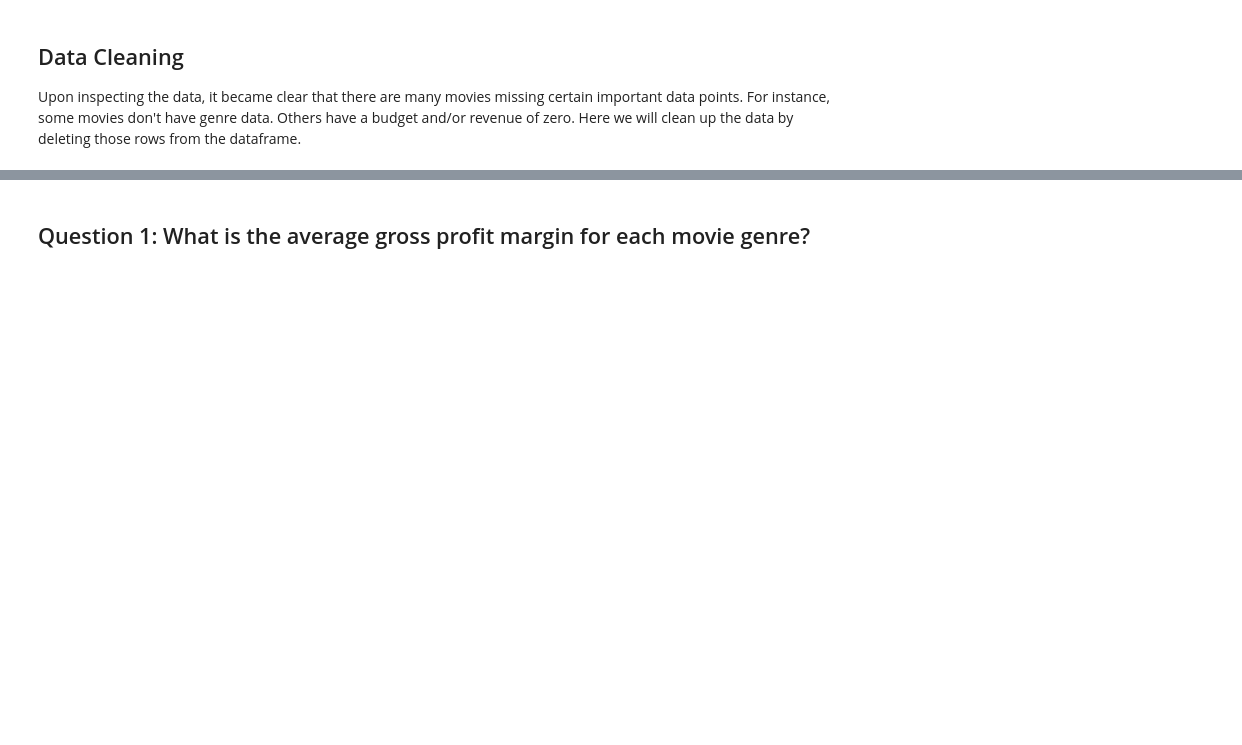
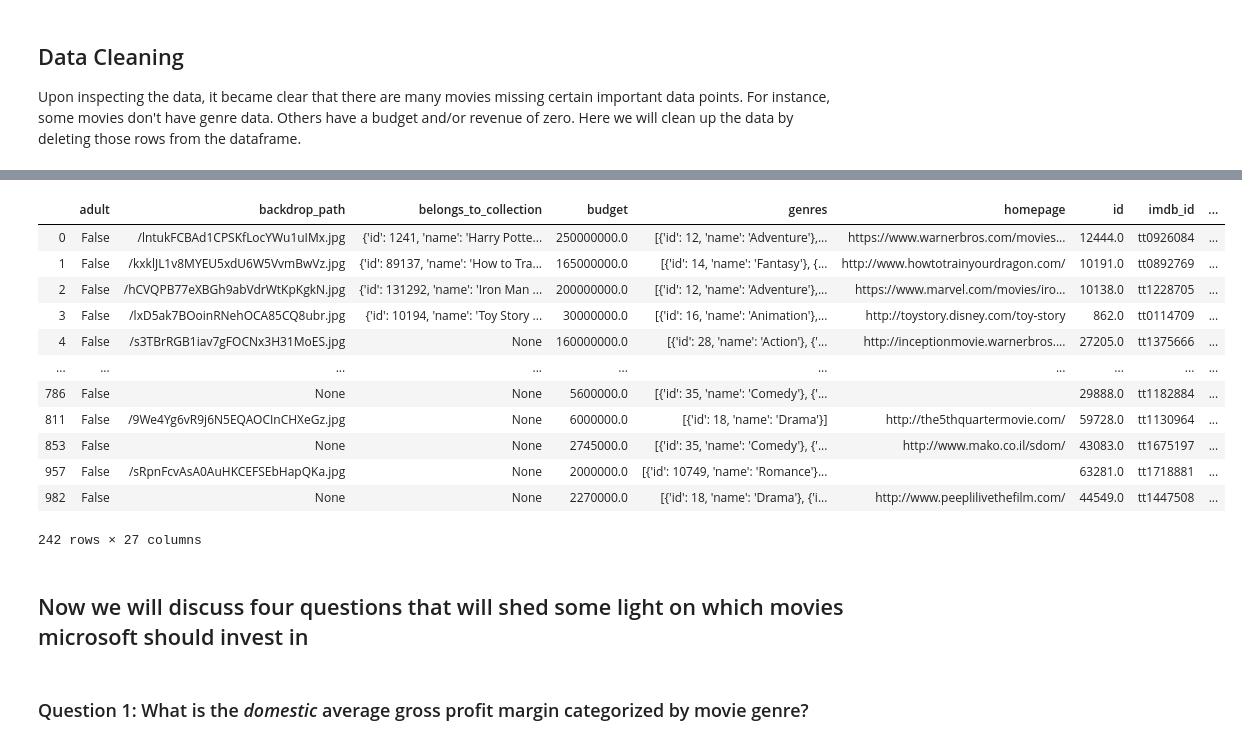
Before and after one commit to jhusney1/dsc-mod-1-project-v2-1-onl01-dtsc-ft-070620, a Jupyter notebook: student.ipynb, the cells around one changed output, grey strips where cells are left out. Drawn from its saved outputs; the diff is of its cells as text; code cells hidden in the pictures; blank space fills up the shorter version.

```diff
--- a/student.ipynb
+++ b/student.ipynb
@@ -93,5 +160,23 @@ df.drop(indexNames , inplace=True)
+# %%
+df
+# %% [output]
+|  | adult | backdrop_path | belongs_to_collection | budget | genres | homepage | id | imdb_id | ... |
+| 0 | False | /lntukFCBAd1CPSKfLocYWu1uIMx.jpg | {'id': 1241, 'name': 'Harry Potte... | 250000000.0 | [{'id': 12, 'name': 'Adventure'},... | https://www.warnerbros.com/movies... | 12444.0 | tt0926084 | ... |
+| 1 | False | /kxklJL1v8MYEU5xdU6W5VvmBwVz.jpg | {'id': 89137, 'name': 'How to Tra... | 165000000.0 | [{'id': 14, 'name': 'Fantasy'}, {... | http://www.howtotrainyourdragon.com/ | 10191.0 | tt0892769 | ... |
+| 2 | False | /hCVQPB77eXBGh9abVdrWtKpKgkN.jpg | {'id': 131292, 'name': 'Iron Man ... | 200000000.0 | [{'id': 12, 'name': 'Adventure'},... | https://www.marvel.com/movies/iro... | 10138.0 | tt1228705 | ... |
+| 3 | False | /lxD5ak7BOoinRNehOCA85CQ8ubr.jpg | {'id': 10194, 'name': 'Toy Story ... | 30000000.0 | [{'id': 16, 'name': 'Animation'},... | http://toystory.disney.com/toy-story | 862.0 | tt0114709 | ... |
+| 4 | False | /s3TBrRGB1iav7gFOCNx3H31MoES.jpg | None | 160000000.0 | [{'id': 28, 'name': 'Action'}, {'... | http://inceptionmovie.warnerbros.... | 27205.0 | tt1375666 | ... |
+| ... | ... | ... | ... | ... | ... | ... | ... | ... | ... |
+| 786 | False | None | None | 5600000.0 | [{'id': 35, 'name': 'Comedy'}, {'... |  | 29888.0 | tt1182884 | ... |
+| 811 | False | /9We4Yg6vR9j6N5EQAOCInCHXeGz.jpg | None | 6000000.0 | [{'id': 18, 'name': 'Drama'}] | http://the5thquartermovie.com/ | 59728.0 | tt1130964 | ... |
+| 853 | False | None | None | 2745000.0 | [{'id': 35, 'name': 'Comedy'}, {'... | http://www.mako.co.il/sdom/ | 43083.0 | tt1675197 | ... |
+| 957 | False | /sRpnFcvAsA0AuHKCEFSEbHapQKa.jpg | None | 2000000.0 | [{'id': 10749, 'name': 'Romance'}... |  | 63281.0 | tt1718881 | ... |
+| 982 | False | None | None | 2270000.0 | [{'id': 18, 'name': 'Drama'}, {'i... | http://www.peeplilivethefilm.com/ | 44549.0 | tt1447508 | ... |
+242 rows × 27 columns
+# %% [markdown]
+## Now we will discuss four questions that will shed some light on which movies microsoft should invest in
 # %% [markdown]
-## Question 1: What is the average gross profit margin for each movie genre?
+### Question 1: What is the *domestic* average gross profit margin categorized by movie genre?
 # %%
 def seperate_genres(genre_list):
     genres = []
```
Also changed, not shown: parts of 29 cells of this notebook.
